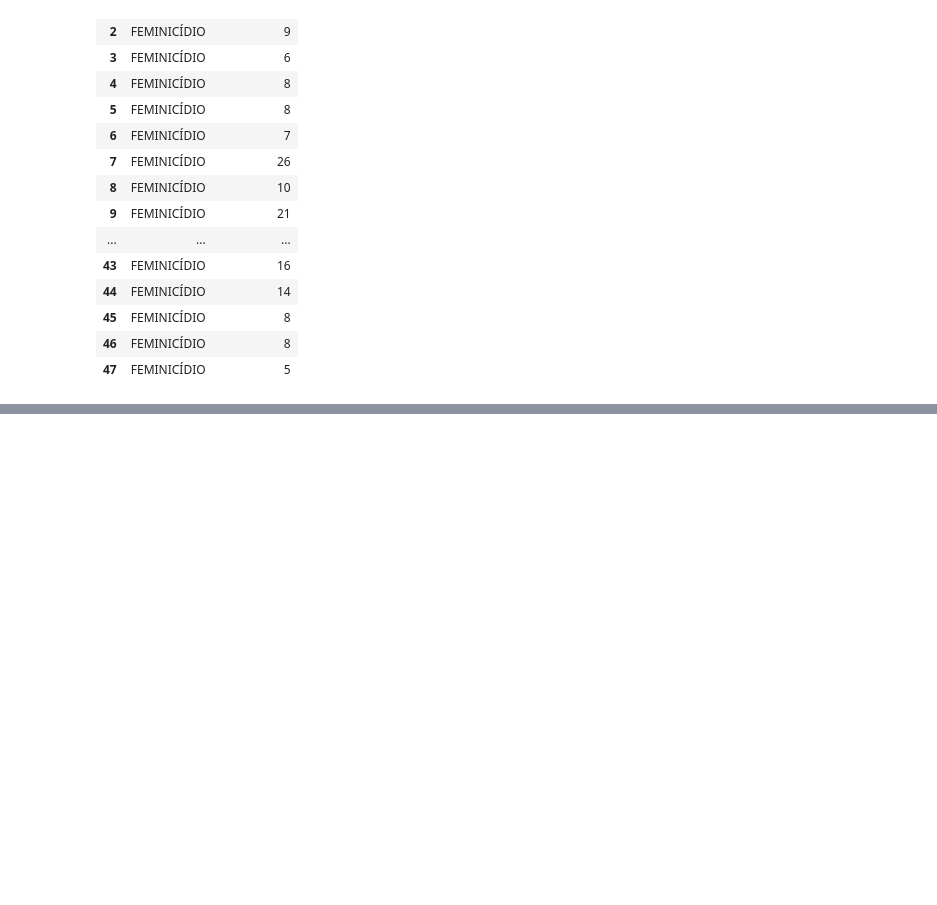
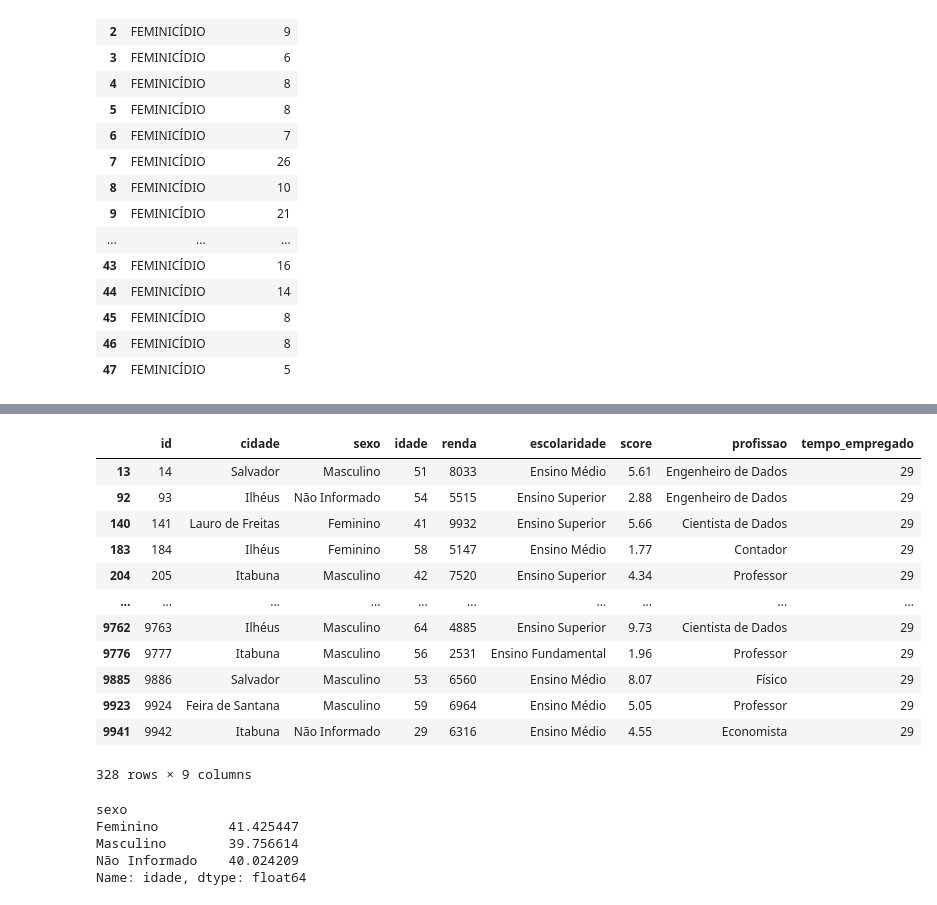
Before and after one commit to jpshimidt/DataScience, a Jupyter notebook: Dia_3_BOOTCAMP_Coleta_de_Dados.ipynb, the cells around one changed output, grey strips where cells are left out. Saved outputs shown, nothing was run; the diff lists cells and outputs as text; code cells hidden in the pictures; blank space fills up the shorter version.

```diff
--- a/Dia_3_BOOTCAMP_Coleta_de_Dados.ipynb
+++ b/Dia_3_BOOTCAMP_Coleta_de_Dados.ipynb
@@ -165,0 +397,17 @@ Base_Dados
+# %%
+# filtro do tempo de empregado
+df[df['tempo_empregado'] == 29]
+# %% [output]
+|  | id | cidade | sexo | idade | renda | escolaridade | score | profissao | tempo_empregado |
+| 13 | 14 | Salvador | Masculino | 51 | 8033 | Ensino Médio | 5.61 | Engenheiro de Dados | 29 |
+| 92 | 93 | Ilhéus | Não Informado | 54 | 5515 | Ensino Superior | 2.88 | Engenheiro de Dados | 29 |
+| 140 | 141 | Lauro de Freitas | Feminino | 41 | 9932 | Ensino Superior | 5.66 | Cientista de Dados | 29 |
+| 183 | 184 | Ilhéus | Feminino | 58 | 5147 | Ensino Médio | 1.77 | Contador | 29 |
+| 204 | 205 | Itabuna | Masculino | 42 | 7520 | Ensino Superior | 4.34 | Professor | 29 |
+| ... | ... | ... | ... | ... | ... | ... | ... | ... | ... |
+| 9762 | 9763 | Ilhéus | Masculino | 64 | 4885 | Ensino Superior | 9.73 | Cientista de Dados | 29 |
+| 9776 | 9777 | Itabuna | Masculino | 56 | 2531 | Ensino Fundamental | 1.96 | Professor | 29 |
+| 9885 | 9886 | Salvador | Masculino | 53 | 6560 | Ensino Médio | 8.07 | Físico | 29 |
+| 9923 | 9924 | Feira de Santana | Masculino | 59 | 6964 | Ensino Médio | 5.05 | Professor | 29 |
+| 9941 | 9942 | Itabuna | Não Informado | 29 | 6316 | Ensino Médio | 4.55 | Economista | 29 |
+328 rows × 9 columns
@@ -165,0 +417,9 @@ Base_Dados
+# %%
+# agrupa por gênero e faz o cálculo da média
+base_clientes_salvador.groupby(by = ['sexo'])['idade'].mean()
+# %% [output]
+sexo
+Feminino         41.425447
+Masculino        39.756614
+Não Informado    40.024209
+Name: idade, dtype: float64
```
Also changed, not shown: parts of 40 cells of this notebook.
